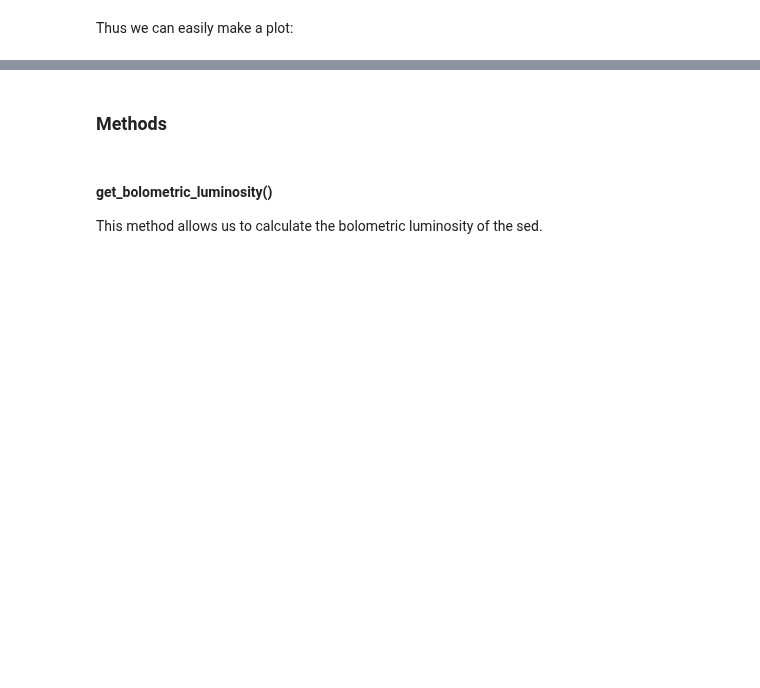
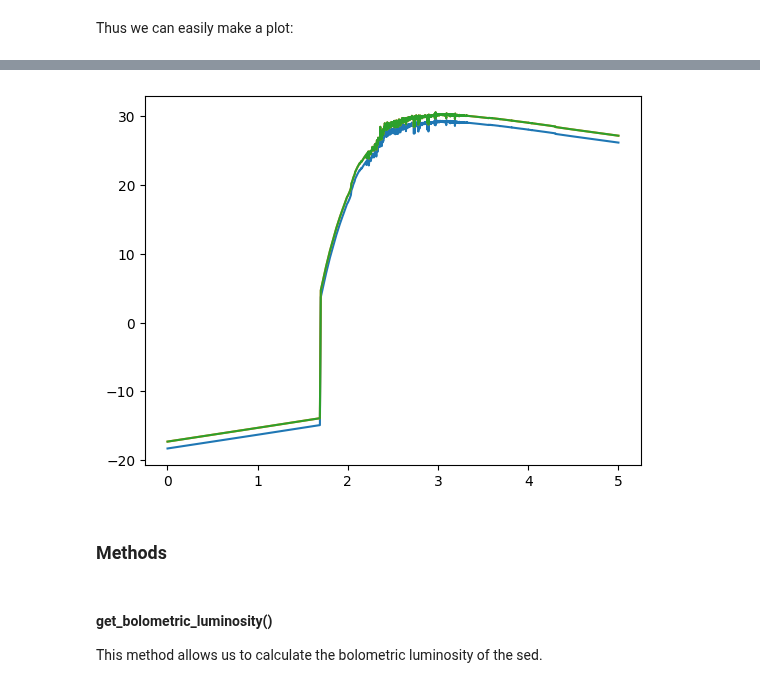
Before and after one commit to tHarvey303/synthesizer, a Jupyter notebook: docs/source/sed.ipynb, the cells around one changed output, grey strips where cells are left out. Cells and saved outputs as stored; diff of their text form; code cells hidden in the pictures; blank space fills up the shorter version.

```diff
--- a/docs/source/sed.ipynb
+++ b/docs/source/sed.ipynb
@@ -49,3 +76,13 @@ plt.plot(np.log10(sed.lam), np.log10(sed.lnu))
+# %%
+sed3 = sed * 10
+sed4 = 10 * sed
+
+plt.plot(np.log10(sed.lam), np.log10(sed.lnu))
+plt.plot(np.log10(sed3.lam), np.log10(sed3.lnu))
+plt.plot(np.log10(sed4.lam), np.log10(sed4.lnu))
+plt.show()
+# %% [output]
+[figure, added]
 # %% [markdown]
 ### Methods
 # %% [markdown]
```
Also changed, not shown: parts of 30 cells of this notebook, 1 other file.
